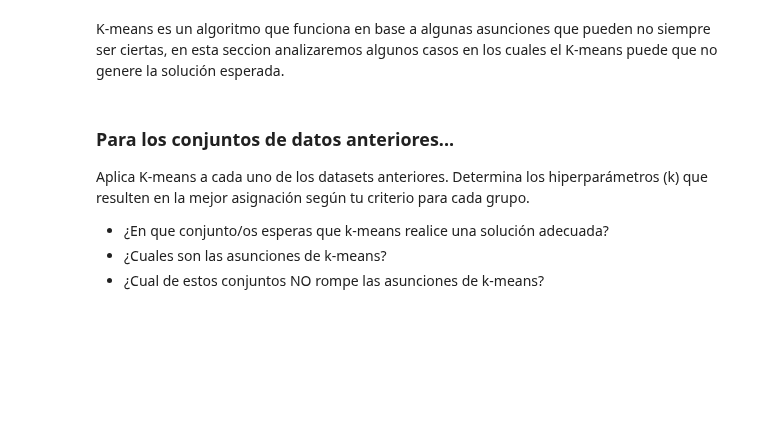
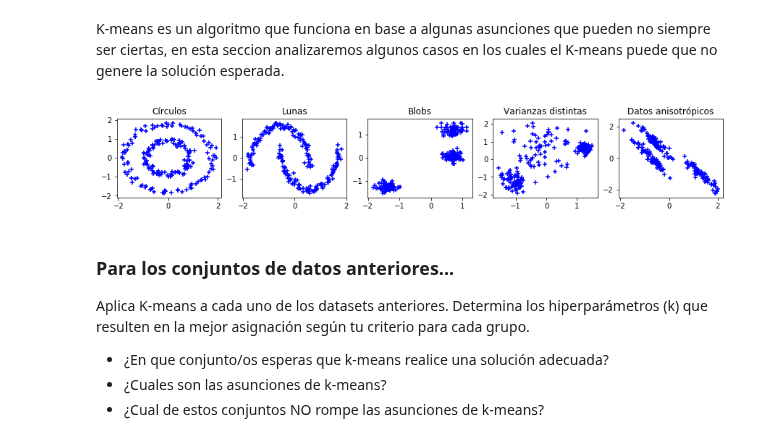
Before and after one commit to israelito123/SI24_LosCapybaros, a Jupyter notebook: src/si24/ejercicios/E05_unsupervised/clustering.ipynb, the cells around one changed output. Drawn from its saved outputs; the diff is of its cells as text; code cells hidden in the pictures; blank space fills up the shorter version.

```diff
--- a/src/si24/ejercicios/E05_unsupervised/clustering.ipynb
+++ b/src/si24/ejercicios/E05_unsupervised/clustering.ipynb
@@ -123,20 +127,22 @@ datasets = {"Círculos": noisy_circles,
 # %%
 # ============
 # Graficamos los datos
 # ============
 n_rows = 1
 n_cols = len(datasets)
 fig, axs = plt.subplots(n_rows, n_cols, figsize=(3*n_cols, 2))
 axs = axs.flatten()
 for (name, data), ax in zip(datasets.items(), axs):
     X, _ = data
     # Normalizamos los datos para que todos estén en la misma escala
     X = StandardScaler().fit_transform(X)
     # TODO: Grafica los datos usando scatter
     # ====== Start of solution =====
-
+    ax.scatter(X[:,0],X[:,1],marker="+", color='b')
     # ====== End of solution =====
     ax.set_title(name)
+# %% [output]
+[figure, added]
 # %% [markdown]
 ### Para los conjuntos de datos anteriores...
 Aplica K-means a cada uno de los datasets anteriores. Determina los hiperparámetros (k) que resulten en la mejor asignación según tu criterio para cada grupo.
```
Also changed, not shown: parts of 7 cells of this notebook.
